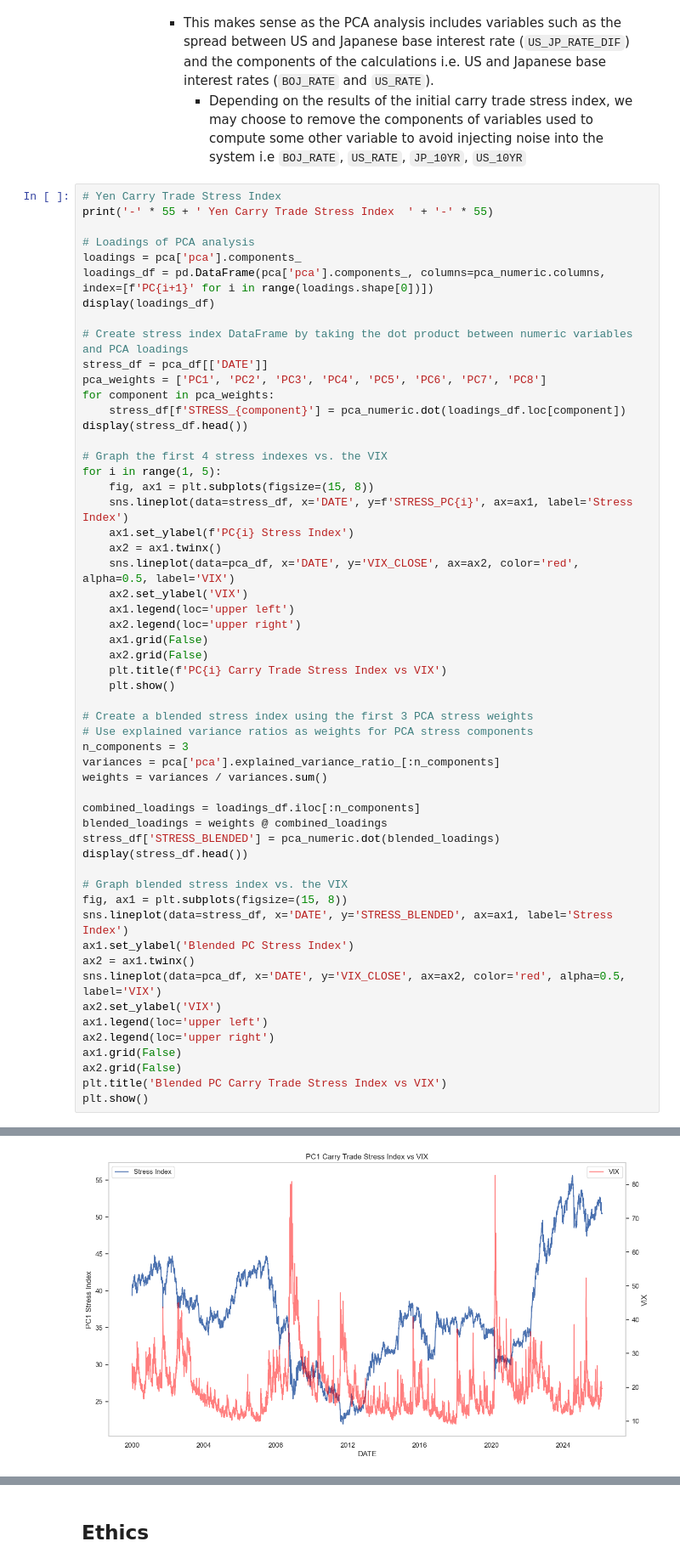
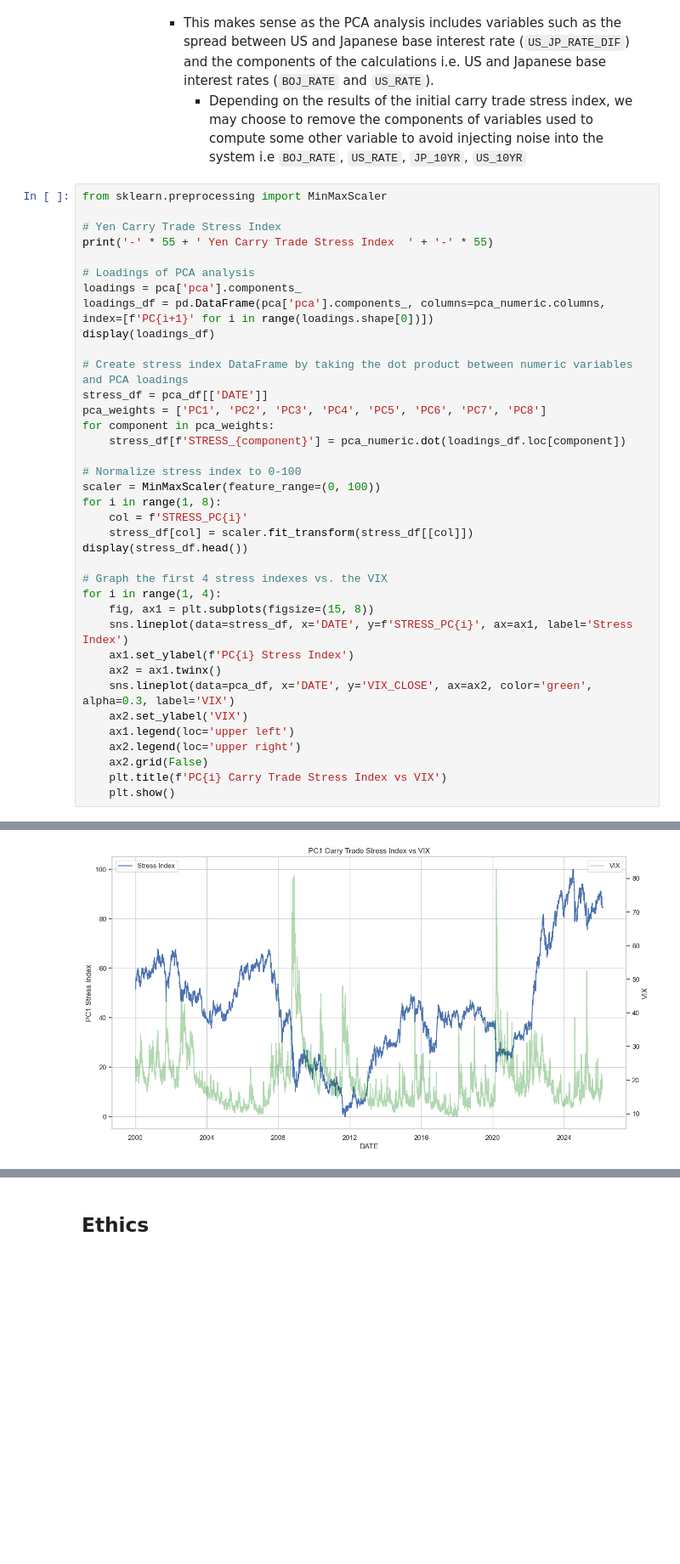
Before and after one commit to COGS108/Group024_WI26, a Jupyter notebook: 02-EDACheckpoint.ipynb, the cells around one changed output, grey strips where cells are left out. Shown at 85% size. Saved outputs shown, nothing was run; the diff lists cells and outputs as text; blank space fills up the shorter version.

Commit message:
Completed initial stress index variants and graphs- need to add analysis for them

```diff
--- a/02-EDACheckpoint.ipynb
+++ b/02-EDACheckpoint.ipynb
@@ -1033,6 +1048,8 @@ Text(0.5, 1.0, 'Correlation matrix of variables used to create carry trade stres
             - This makes sense as the PCA analysis includes variables such as the spread between US and Japanese base interest rate (`US_JP_RATE_DIF`) and the components of the calculations i.e. US and Japanese base interest rates (`BOJ_RATE` and `US_RATE`).
                 - Depending on the results of the initial carry trade stress index, we may choose to remove the components of variables used to compute some other variable to avoid injecting noise into the system i.e `BOJ_RATE`, `US_RATE`, `JP_10YR`, `US_10YR`
 # %%
+from sklearn.preprocessing import MinMaxScaler
+
 # Yen Carry Trade Stress Index
 print('-' * 55 + ' Yen Carry Trade Stress Index  ' + '-' * 55)
 
@@ -1046,47 +1063,27 @@ stress_df = pca_df[['DATE']]
 pca_weights = ['PC1', 'PC2', 'PC3', 'PC4', 'PC5', 'PC6', 'PC7', 'PC8']
 for component in pca_weights:
     stress_df[f'STRESS_{component}'] = pca_numeric.dot(loadings_df.loc[component])
+
+# Normalize stress index to 0-100
+scaler = MinMaxScaler(feature_range=(0, 100))
+for i in range(1, 8):
+    col = f'STRESS_PC{i}'
+    stress_df[col] = scaler.fit_transform(stress_df[[col]])
 display(stress_df.head())
 
 # Graph the first 4 stress indexes vs. the VIX
-for i in range(1, 5):
+for i in range(1, 4):
     fig, ax1 = plt.subplots(figsize=(15, 8))
     sns.lineplot(data=stress_df, x='DATE', y=f'STRESS_PC{i}', ax=ax1, label='Stress Index')
     ax1.set_ylabel(f'PC{i} Stress Index')
     ax2 = ax1.twinx()
-    sns.lineplot(data=pca_df, x='DATE', y='VIX_CLOSE', ax=ax2, color='red', alpha=0.5, label='VIX')
+    sns.lineplot(data=pca_df, x='DATE', y='VIX_CLOSE', ax=ax2, color='green', alpha=0.3, label='VIX')
     ax2.set_ylabel('VIX')
     ax1.legend(loc='upper left')
     ax2.legend(loc='upper right')
-    ax1.grid(False)
     ax2.grid(False)
     plt.title(f'PC{i} Carry Trade Stress Index vs VIX')
     plt.show()
-
-# Create a blended stress index using the first 3 PCA stress weights
-# Use explained variance ratios as weights for PCA stress components
-n_components = 3
-variances = pca['pca'].explained_variance_ratio_[:n_components]
-weights = variances / variances.sum()
-
-combined_loadings = loadings_df.iloc[:n_components]
-blended_loadings = weights @ combined_loadings
-stress_df['STRESS_BLENDED'] = pca_numeric.dot(blended_loadings)
-display(stress_df.head())
-
-# Graph blended stress index vs. the VIX
-fig, ax1 = plt.subplots(figsize=(15, 8))
-sns.lineplot(data=stress_df, x='DATE', y='STRESS_BLENDED', ax=ax1, label='Stress Index')
-ax1.set_ylabel('Blended PC Stress Index')
-ax2 = ax1.twinx()
-sns.lineplot(data=pca_df, x='DATE', y='VIX_CLOSE', ax=ax2, color='red', alpha=0.5, label='VIX')
-ax2.set_ylabel('VIX')
-ax1.legend(loc='upper left')
-ax2.legend(loc='upper right')
-ax1.grid(False)
-ax2.grid(False)
-plt.title('Blended PC Carry Trade Stress Index vs VIX')
-plt.show()
 # %% [output]
 ------------------------------------------------------- Yen Carry Trade Stress Index  -------------------------------------------------------
 |  | BOJ_RATE | US_RATE | VIX_CLOSE | JPY_VS_USD | JP_10Y | US_10Y | US_JP_10Y_DIF | US_JP_RATE_DIF |
@@ -1107 +1104 @@ plt.show()
-[figure, old version]
+[figure, new version]
```
Also changed, not shown: parts of 5 cells of this notebook.
